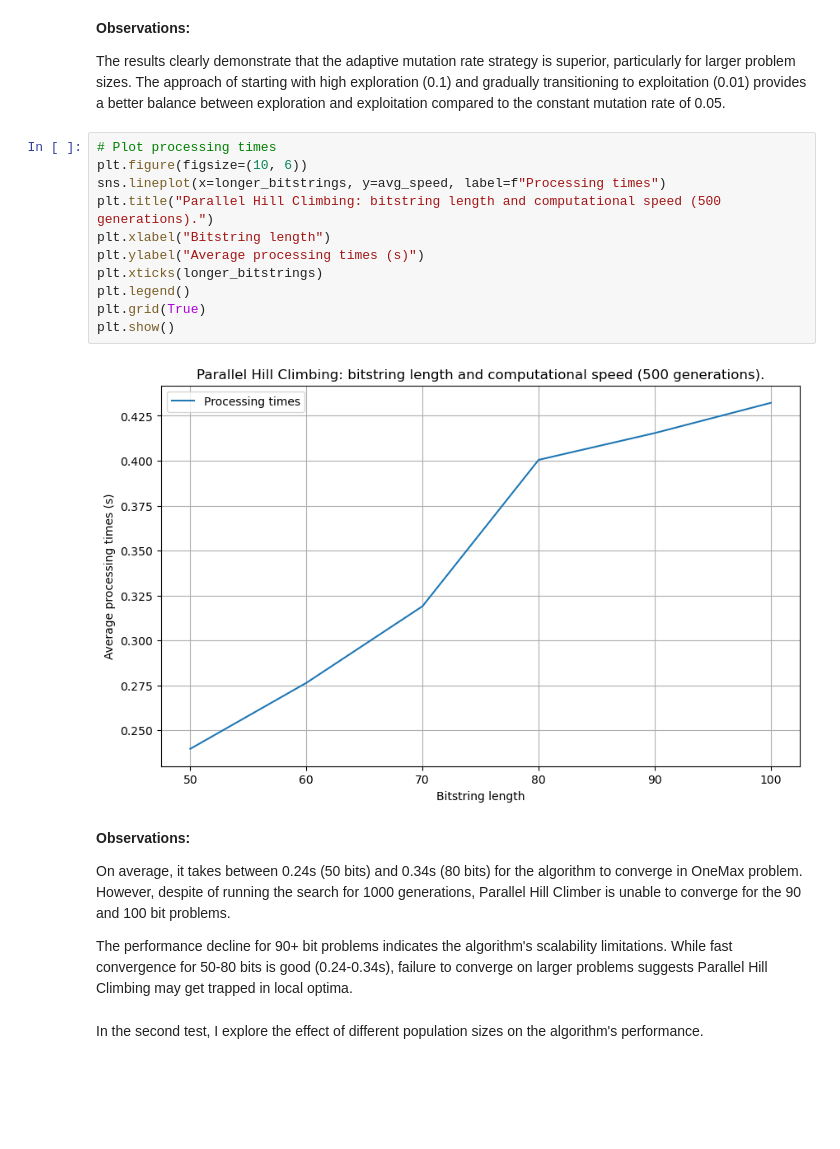
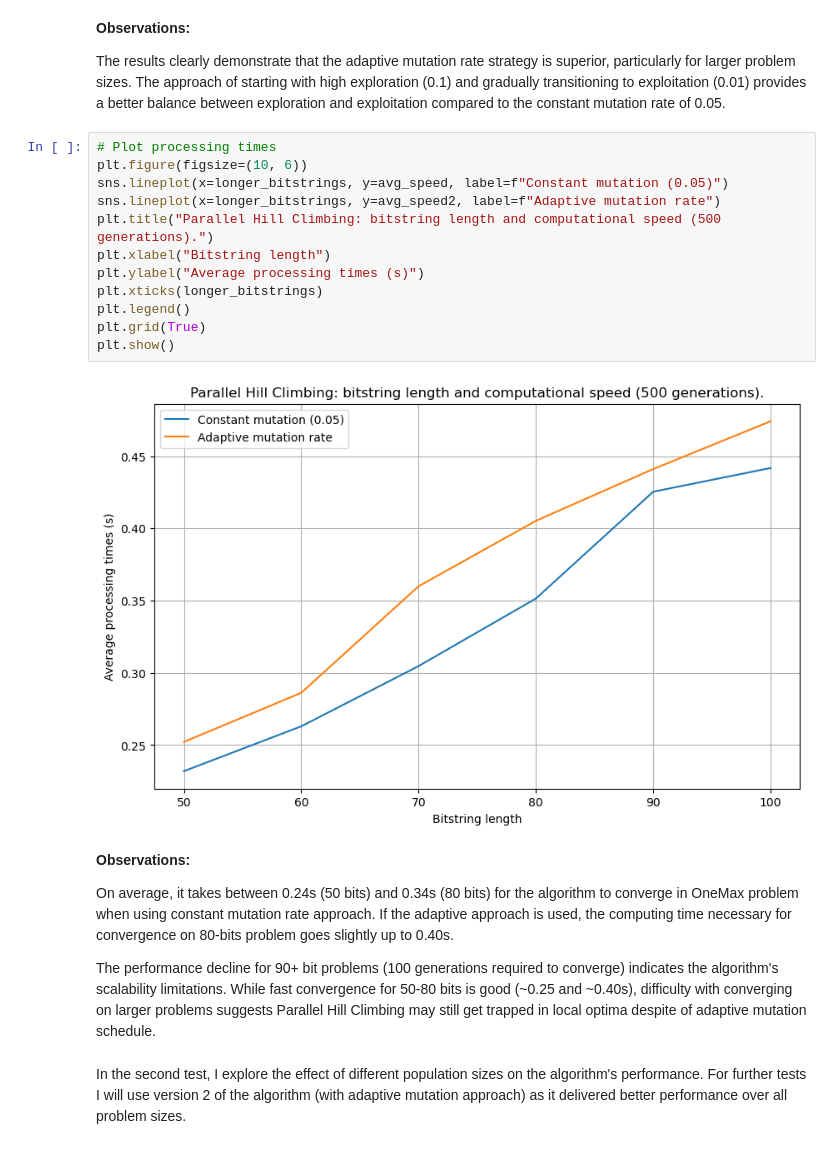
Before and after one commit to lukasz-iskierka/ai-parallel-hillclimbing-onemax, a Jupyter notebook: onemax_parallel_hill_climbing.ipynb, the cells around one changed output. Cells and saved outputs as stored; diff of their text form; blank space fills up the shorter version.

Commit message:
v2.4 Additional performance testig and analysis.

```diff
--- a/onemax_parallel_hill_climbing.ipynb
+++ b/onemax_parallel_hill_climbing.ipynb
@@ -516,22 +519,23 @@ The results clearly demonstrate that the adaptive mutation rate strategy is supe
 # %%
 # Plot processing times
 plt.figure(figsize=(10, 6))
-sns.lineplot(x=longer_bitstrings, y=avg_speed, label=f"Processing times")
+sns.lineplot(x=longer_bitstrings, y=avg_speed, label=f"Constant mutation (0.05)")
+sns.lineplot(x=longer_bitstrings, y=avg_speed2, label=f"Adaptive mutation rate")
 plt.title("Parallel Hill Climbing: bitstring length and computational speed (500 generations).")
 plt.xlabel("Bitstring length")
 plt.ylabel("Average processing times (s)")
 plt.xticks(longer_bitstrings)
 plt.legend()
 plt.grid(True)
 plt.show()
 # %% [output]
-[figure, old version]
+[figure, new version]
 # %% [markdown]
 **Observations:**
 
-On average, it takes between 0.24s (50 bits) and 0.34s (80 bits) for the algorithm to converge in OneMax problem. However, despite of running the search for 1000 generations, Parallel Hill Climber is unable to converge for the 90 and 100 bit problems.
+On average, it takes between 0.24s (50 bits) and 0.34s (80 bits) for the algorithm to converge in OneMax problem when using constant mutation rate approach. If the adaptive approach is used, the computing time necessary for convergence on 80-bits problem goes slightly up to 0.40s.
 
-The performance decline for 90+ bit problems indicates the algorithm's scalability limitations. While fast convergence for 50-80 bits is good (0.24-0.34s), failure to converge on larger problems suggests Parallel Hill Climbing may get trapped in local optima.
+The performance decline for 90+ bit problems (100 generations required to converge) indicates the algorithm's scalability limitations. While fast convergence for 50-80 bits is good (~0.25 and ~0.40s), difficulty with converging on larger problems suggests Parallel Hill Climbing may still get trapped in local optima despite of adaptive mutation schedule.
 # %% [markdown]
-In the second test, I explore the effect of different population sizes on the algorithm's performance.
+In the second test, I explore the effect of different population sizes on the algorithm's performance. For further tests I will use version 2 of the algorithm (with adaptive mutation approach) as it delivered better performance over all problem sizes.
 # %%
```
Also changed, not shown: parts of 9 cells of this notebook, 1 other file.
